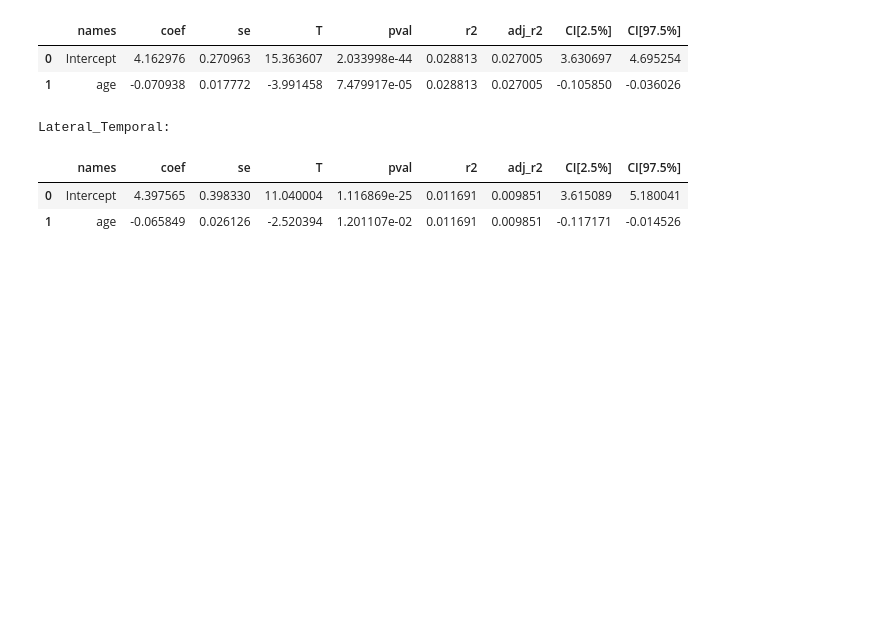
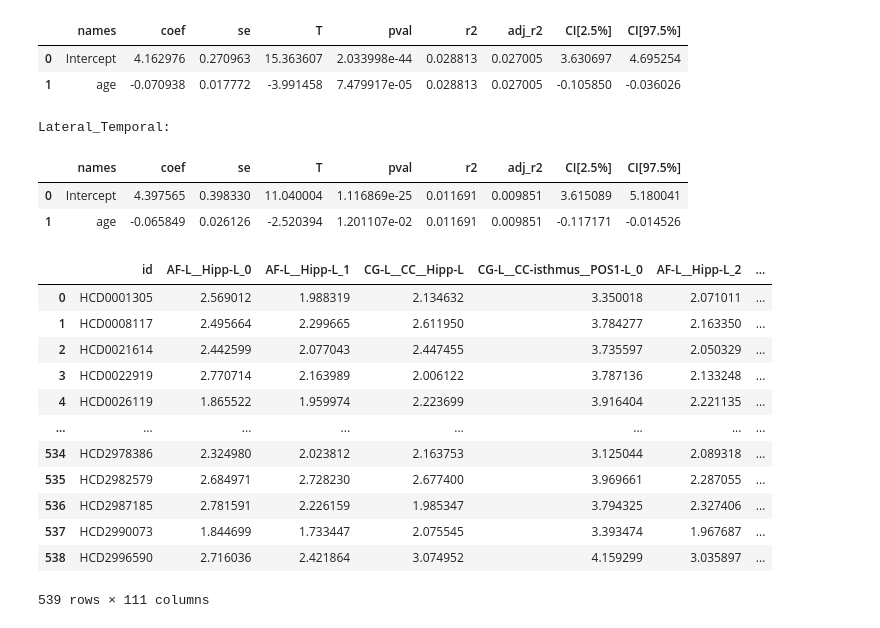
Before and after one commit to JonahKember/HCPD_dMRI_analyses, a Jupyter notebook: developmental_trajectories.ipynb, the cells around one changed output. Saved outputs shown, nothing was run; the diff lists cells and outputs as text; code cells hidden in the pictures; blank space fills up the shorter version.

```diff
--- a/developmental_trajectories.ipynb
+++ b/developmental_trajectories.ipynb
@@ -126,3 +140,25 @@ Lateral_Temporal:
 |  | names | coef | se | T | pval | r2 | adj_r2 | CI[2.5%] | CI[97.5%] |
 | 0 | Intercept | 4.397565 | 0.398330 | 11.040004 | 1.116869e-25 | 0.011691 | 0.009851 | 3.615089 | 5.180041 |
 | 1 | age | -0.065849 | 0.026126 | -2.520394 | 1.201107e-02 | 0.011691 | 0.009851 | -0.117171 | -0.014526 |
+# %%
+cortices = list(set(tract_info.cortex))
+
+df_subject = pd.read_csv('data/subject_info.csv')
+df_myelin = pd.read_csv('data/tract_myelin.csv')
+df = pd.merge(df_myelin, df_subject, on='id')
+
+display(df)
+# %% [output]
+|  | id | AF-L__Hipp-L_0 | AF-L__Hipp-L_1 | CG-L__CC__Hipp-L | CG-L__CC-isthmus__POS1-L_0 | AF-L__Hipp-L_2 | ... |
+| 0 | HCD0001305 | 2.569012 | 1.988319 | 2.134632 | 3.350018 | 2.071011 | ... |
+| 1 | HCD0008117 | 2.495664 | 2.299665 | 2.611950 | 3.784277 | 2.163350 | ... |
+| 2 | HCD0021614 | 2.442599 | 2.077043 | 2.447455 | 3.735597 | 2.050329 | ... |
+| 3 | HCD0022919 | 2.770714 | 2.163989 | 2.006122 | 3.787136 | 2.133248 | ... |
+| 4 | HCD0026119 | 1.865522 | 1.959974 | 2.223699 | 3.916404 | 2.221135 | ... |
+| ... | ... | ... | ... | ... | ... | ... | ... |
+| 534 | HCD2978386 | 2.324980 | 2.023812 | 2.163753 | 3.125044 | 2.089318 | ... |
+| 535 | HCD2982579 | 2.684971 | 2.728230 | 2.677400 | 3.969661 | 2.287055 | ... |
+| 536 | HCD2987185 | 2.781591 | 2.226159 | 1.985347 | 3.794325 | 2.327406 | ... |
+| 537 | HCD2990073 | 1.844699 | 1.733447 | 2.075545 | 3.393474 | 1.967687 | ... |
+| 538 | HCD2996590 | 2.716036 | 2.421864 | 3.074952 | 4.159299 | 3.035897 | ... |
+539 rows × 111 columns
```
Also changed, not shown: parts of 5 cells of this notebook.
